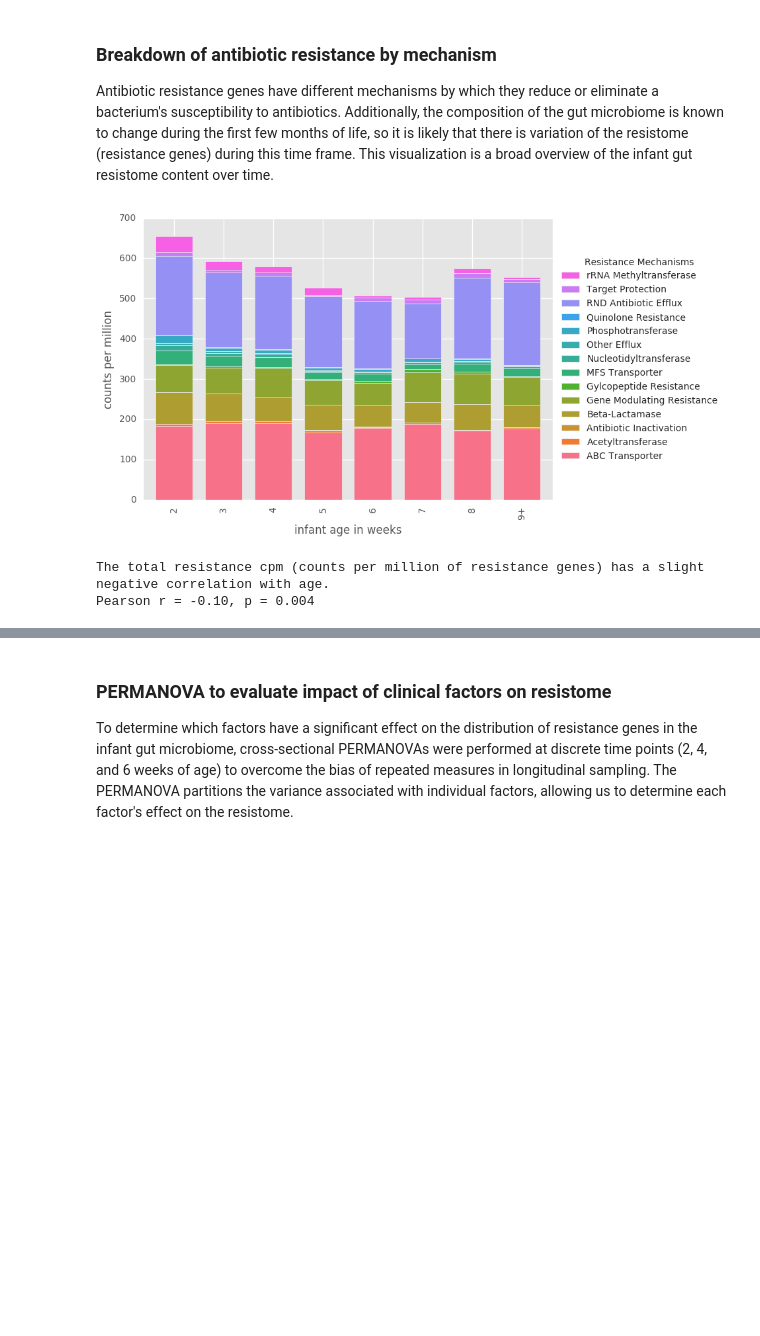
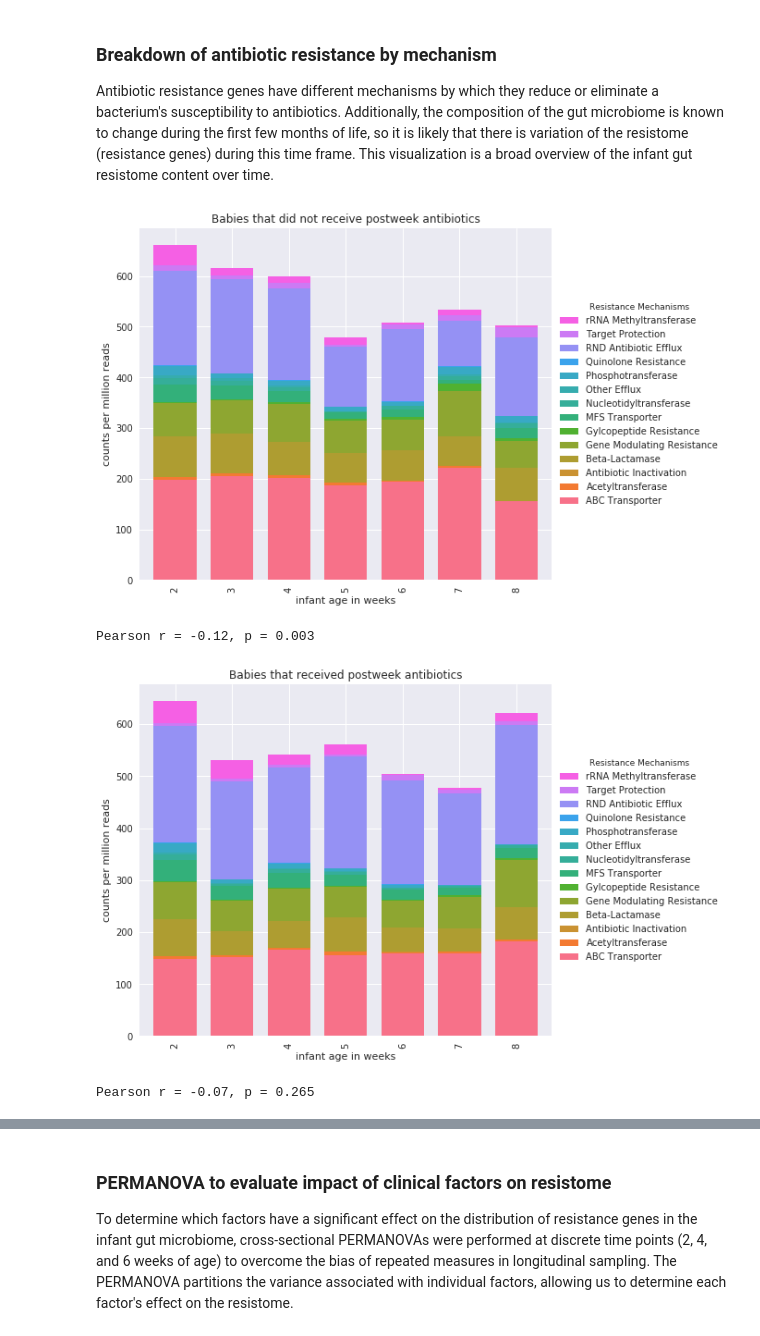
Before and after one commit to SumayahR/antibiotic-resistance, a Jupyter notebook: antibiotic_resistance_analysis.ipynb, the cells around one changed output, grey strips where cells are left out. Drawn from its saved outputs; the diff is of its cells as text; code cells hidden in the pictures; blank space fills up the shorter version.

```diff
--- a/antibiotic_resistance_analysis.ipynb
+++ b/antibiotic_resistance_analysis.ipynb
@@ -256,64 +306,82 @@ def convert_res_to_category(ordered_resistance_df):
     sample_res_category_summaries = ordered_resistance_df.groupby(ordered_resistance_df.columns, axis=1).sum()
     return(sample_res_category_summaries)
 
-def make_cat_res_sum_by_week_df(sample_res_category_sum_df):
+def label_week(row):
+    """Convert day to week."""
+    if row['DOL'] >= 8 and row['DOL'] < 15:
+        return(2)
+    elif row['DOL'] >= 15 and row['DOL'] < 22:
+        return(3)
+    elif row['DOL'] >= 22 and row['DOL'] < 29:
+        return(4)
+    elif row['DOL'] >= 29 and row['DOL'] < 36:
+        return(5)
+    elif row['DOL'] >= 36 and row['DOL'] < 43:
+        return(6)
+    elif row['DOL'] >= 43 and row['DOL'] < 50:
+        return(7)
+    elif row['DOL'] >= 50 and row['DOL'] < 57:
+        return(8)
+    elif row['DOL'] > 57:
+        return('9+')
+
+def make_cat_res_sum_by_week_df(sample_res_category_sum_df, boolean):
     """Group the infant samples in the sample resistance
     gene category summaries by week. Return dataframe grouped by week
     and original dataframe with DOL added"""
-    def label_week(row):
-        """Convert day to week."""
-        if row['DOL'] >= 8 and row['DOL'] < 15:
-            return(2)
-        elif row['DOL'] >= 15 and row['DOL'] < 22:
-            return(3)
-        elif row['DOL'] >= 22 and row['DOL'] < 29:
-            return(4)
-        elif row['DOL'] >= 29 and row['DOL'] < 36:
-            return(5)
-        elif row['DOL'] >= 36 and row['DOL'] < 43:
-            return(6)
-        elif row['DOL'] >= 43 and row['DOL'] < 50:
-            return(7)
-        elif row['DOL'] >= 50 and row['DOL'] < 57:
-            return(8)
-        elif row['DOL'] > 57:
-            return('9+')
     metadata_ordered.index = sample_res_category_sum.index
+    # narrow to babies in the correct antibiotic category (did vs did not receive postweek)
+    sample_res_category_sum_df['postweek_ab'] = metadata_ordered['postweek_ab']
+    sample_res_category_sum_df = sample_res_category_sum_df.loc[sample_res_category_sum_df['postweek_ab'] == boolean]
     sample_res_category_sum_df['DOL'] = metadata_ordered['DOL']
     # withdraw datapoints influenced by over-representation of resistant bugs
     sample_res_category_sum_df = sample_res_category_sum_df.loc[sample_res_category_sum_df['ABC Transporter']<500]
     # convert days into weeks and group samples by infant week of life
     sample_res_category_sum_df['infant age in weeks'] = sample_res_category_sum_df.apply(lambda row: \
                                                                                          label_week(row),axis=1)
     # calculate the mean resistance mechanism cpm for each week category
+    sample_res_category_sum_df = sample_res_category_sum_df.loc[sample_res_category_sum_df['infant age in weeks'] \
+                                                                != '9+']
     sample_res_cat_by_week0 = sample_res_category_sum_df.groupby('infant age in weeks').mean()
     sample_res_cat_by_week1 = sample_res_cat_by_week0.ix[:,:-1]
     # remove any categories that are entirely zero
     sample_res_cat_by_week = sample_res_cat_by_week1.loc[:, (sample_res_cat_by_week1 != 0).any(axis=0)]
     return(sample_res_cat_by_week, sample_res_category_sum_df)
 
 
 sample_res_gene_ordered, metadata_ordered = correspond_metadata_and_data(sample_resistance_gene_summaries)
 
 sample_res_category_sum = convert_res_to_category(sample_res_gene_ordered)
 
-sample_res_cat_by_week, sample_res_category_sum_df = make_cat_res_sum_by_week_df(sample_res_category_sum)
-
+noabx_sample_res_cat_by_week, noabx_sample_res_category_sum_df = make_cat_res_sum_by_week_df(sample_res_category_sum, False)
 # create bar graph displaying infant week and mean resistance content by category
-plt.style.use("ggplot")
 sns.set_palette(sns.color_palette("husl", 15))
-fig = sample_res_cat_by_week.plot(kind='bar', stacked=True, width=0.75)
-plt.ylabel('counts per million')
+fig =  noabx_sample_res_cat_by_week.plot(kind='bar', stacked=True, width=0.75, figsize=(8,7))
+plt.ylabel('counts per million reads')
+plt.title('Babies that did not receive postweek antibiotics')
 handles, labels = fig.get_legend_handles_labels()
 fig.legend(handles[::-1], labels[::-1], title='Resistance Mechanisms', loc='center left', bbox_to_anchor=(1, 0.5))
 plt.show()
+# calculate correlation
+total_counts = noabx_sample_res_category_sum_df.sum(axis=1)
+pearson_r, p_value = scipy.stats.pearsonr(noabx_sample_res_category_sum_df['DOL'], total_counts)
+print('Pearson r = {0:.2f}, p = {1:.3f}'.format(pearson_r,p_value))
 
-# calculate Pearson correlation with age using total resistance gene counts of each individual sample
-total_counts = sample_res_category_sum_df.sum(axis=1)
-pearson_r, p_value = scipy.stats.pearsonr(sample_res_category_sum_df['DOL'], total_counts)
-print('The total resistance cpm (counts per million of resistance genes) has a slight negative correlation with age.')
+yesabx_sample_res_cat_by_week, yesabx_sample_res_category_sum_df = make_cat_res_sum_by_week_df(sample_res_category_sum, True)
+# create bar graph displaying infant week and mean resistance content by category
+sns.set_palette(sns.color_palette("husl", 15))
+fig = yesabx_sample_res_cat_by_week.plot(kind='bar', stacked=True, width=0.75, figsize=(8,7))
+plt.ylabel('counts per million reads')
+plt.title('Babies that received postweek antibiotics')
+handles, labels = fig.get_legend_handles_labels()
+fig.legend(handles[::-1], labels[::-1], title='Resistance Mechanisms', loc='center left', bbox_to_anchor=(1, 0.5))
+plt.show()
+# calculate correlation
+total_counts = yesabx_sample_res_category_sum_df.sum(axis=1)
+pearson_r, p_value = scipy.stats.pearsonr(yesabx_sample_res_category_sum_df['DOL'], total_counts)
 print('Pearson r = {0:.2f}, p = {1:.3f}'.format(pearson_r,p_value))
 # %% [output]
-[figure, old version]
+[figure, new version]
-The total resistance cpm (counts per million of resistance genes) has a slight negative correlation with age.
-Pearson r = -0.10, p = 0.004
+Pearson r = -0.12, p = 0.003
+[figure, added]
+Pearson r = -0.07, p = 0.265
```
Also changed, not shown: parts of 30 cells of this notebook.
